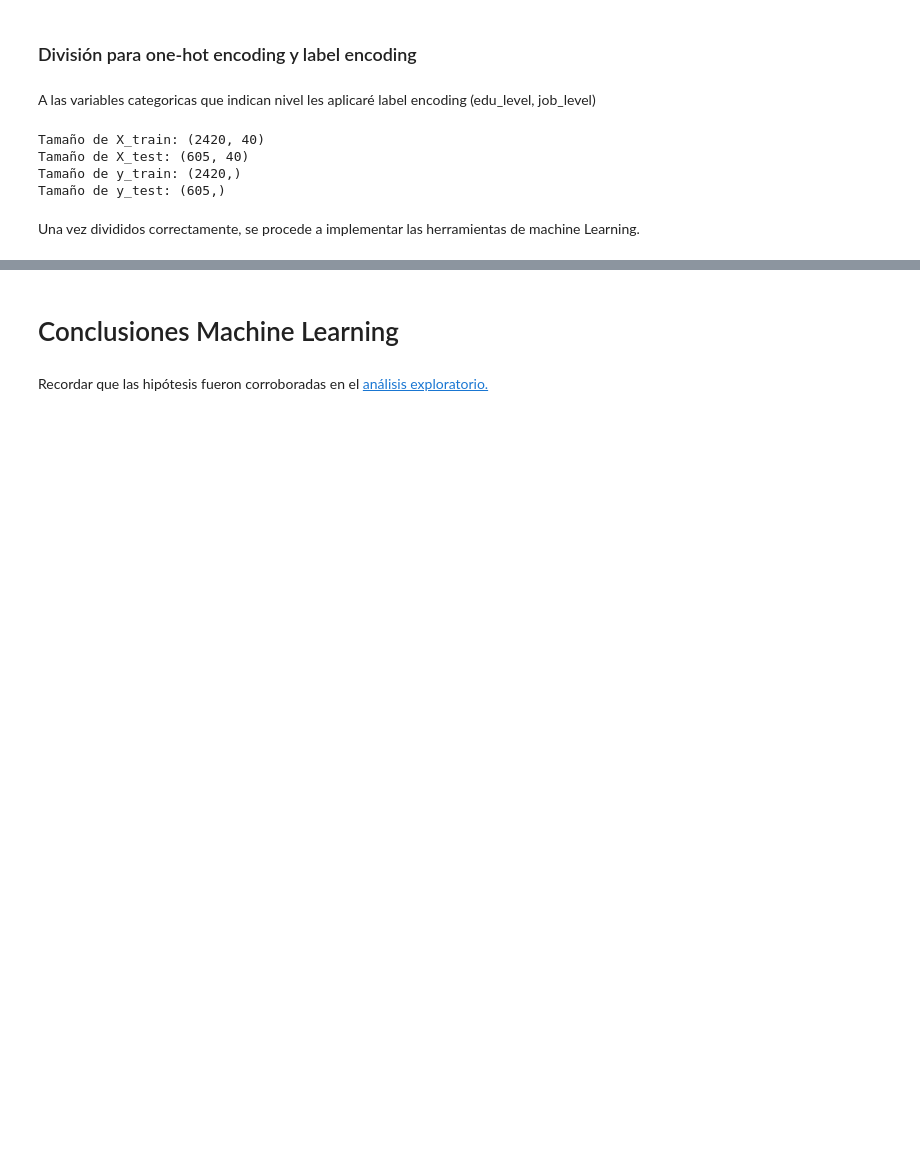
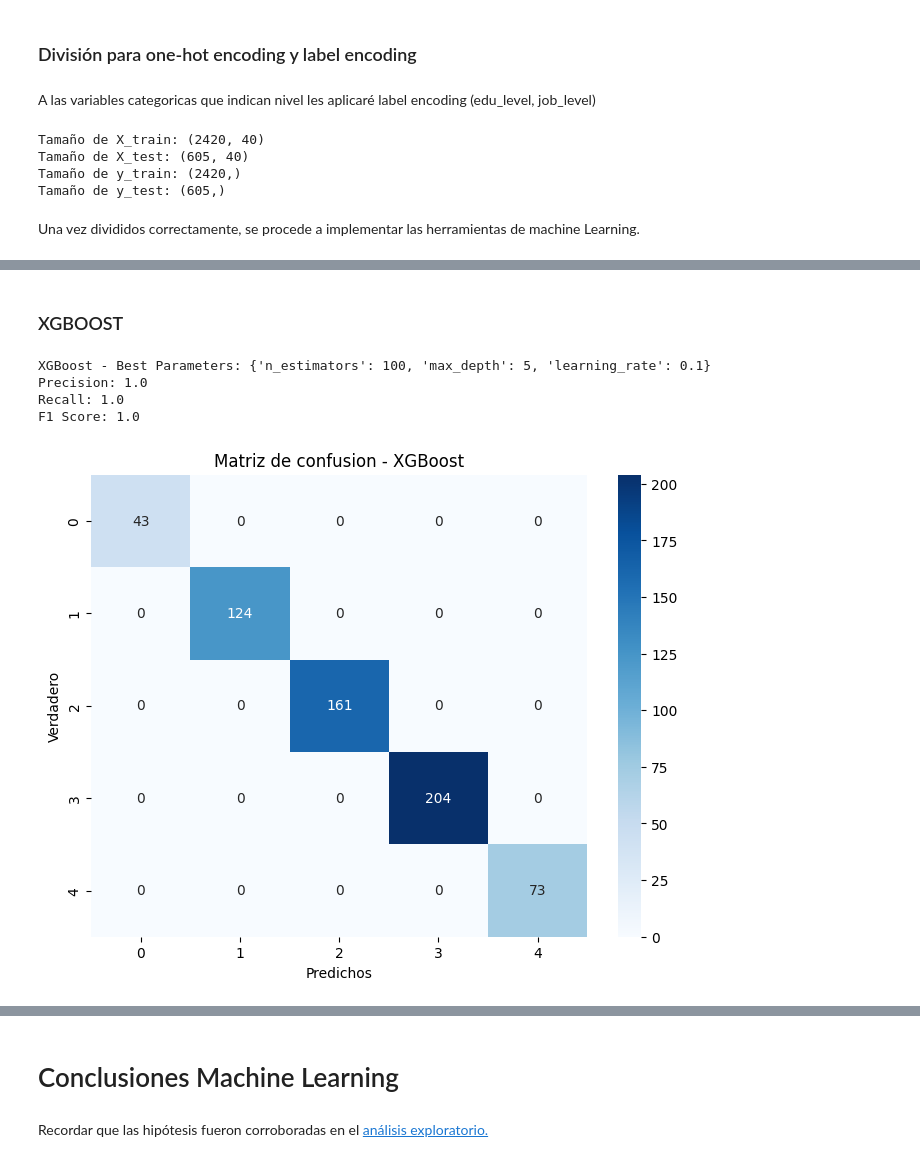
Before and after one commit to JoseChirif/Estudios-y-empleabilidad-Encuesta-kaggle, a Jupyter notebook: Estudios y empleabilidad.ipynb, the cells around one changed output, grey strips where cells are left out. Drawn from its saved outputs; the diff is of its cells as text; code cells hidden in the pictures; blank space fills up the shorter version.

```diff
--- a/Estudios y empleabilidad.ipynb
+++ b/Estudios y empleabilidad.ipynb
@@ -1651,0 +1058,31 @@ plt.show()
+# %% [markdown]
+### XGBOOST
+# %%
+# Hiperparámetros
+param_grid = {
+    'n_estimators': [50, 100, 200],
+    'learning_rate': [0.01, 0.1, 0.2],
+    'max_depth': [3, 5, 7]
+}
+
+# Optimización
+xgb = XGBClassifier(random_state=42, use_label_encoder=False, eval_metric="mlogloss")
+grid_search_xgb = RandomizedSearchCV(xgb, param_distributions=param_grid, n_iter=10, scoring='f1_weighted', cv=5, random_state=42)
+grid_search_xgb.fit(X_train_scaled, y_train)
+best_xgb = grid_search_xgb.best_estimator_
+
+# Predicción y evaluación
+y_pred_xgb = best_xgb.predict(X_test_scaled)
+print("XGBoost - Best Parameters:", grid_search_xgb.best_params_)
+print("Precision:", precision_score(y_test, y_pred_xgb, average="weighted"))
+print("Recall:", recall_score(y_test, y_pred_xgb, average="weighted"))
+print("F1 Score:", f1_score(y_test, y_pred_xgb, average="weighted"))
+
+# Matriz de confusión
+plot_matrix(y_test, y_pred_xgb, job_levels, "XGBoost")
+# %% [output]
+XGBoost - Best Parameters: {'n_estimators': 100, 'max_depth': 5, 'learning_rate': 0.1}
+Precision: 1.0
+Recall: 1.0
+F1 Score: 1.0
+[figure, added]
```
Also changed, not shown: parts of 77 cells of this notebook, 1 other file.
